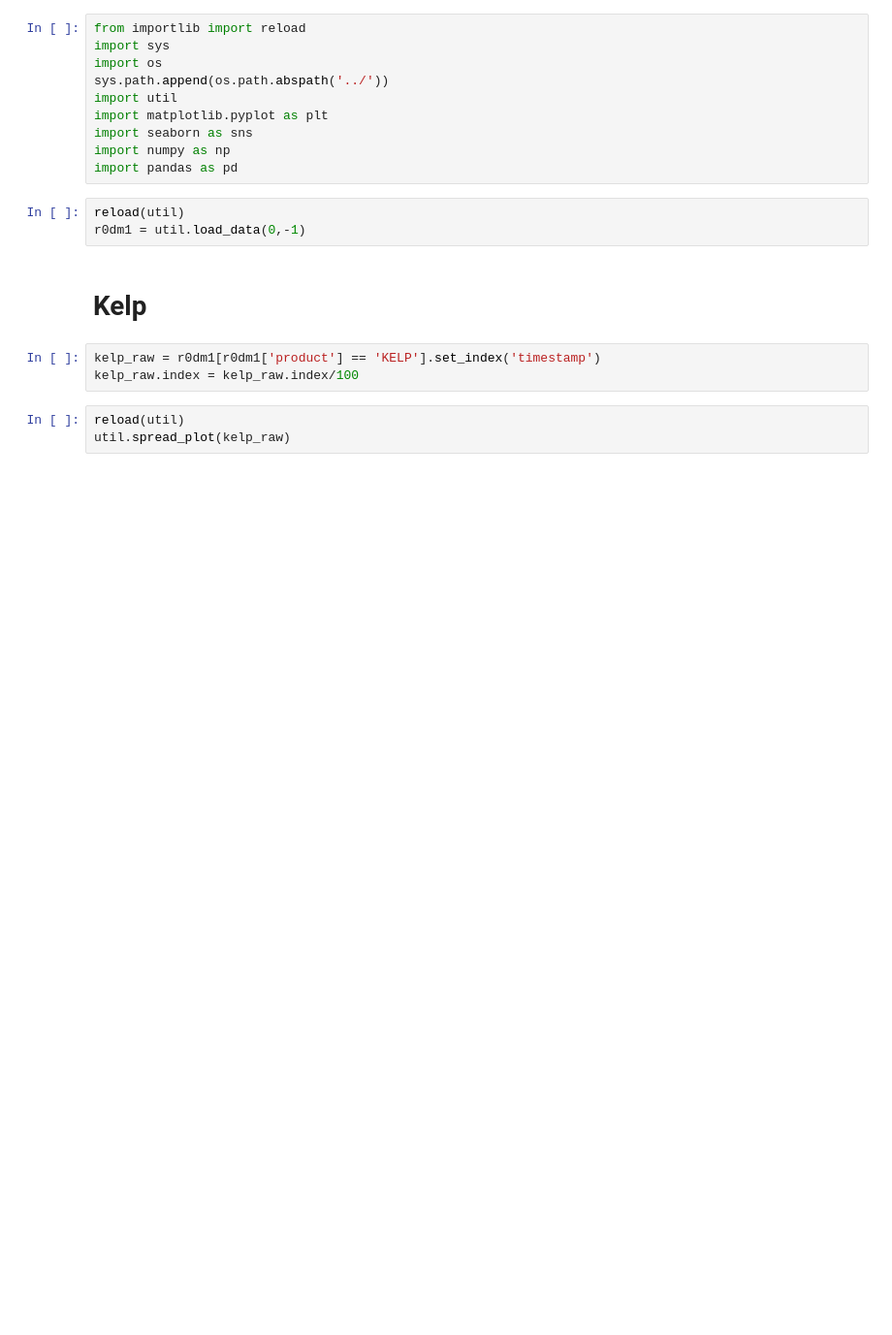
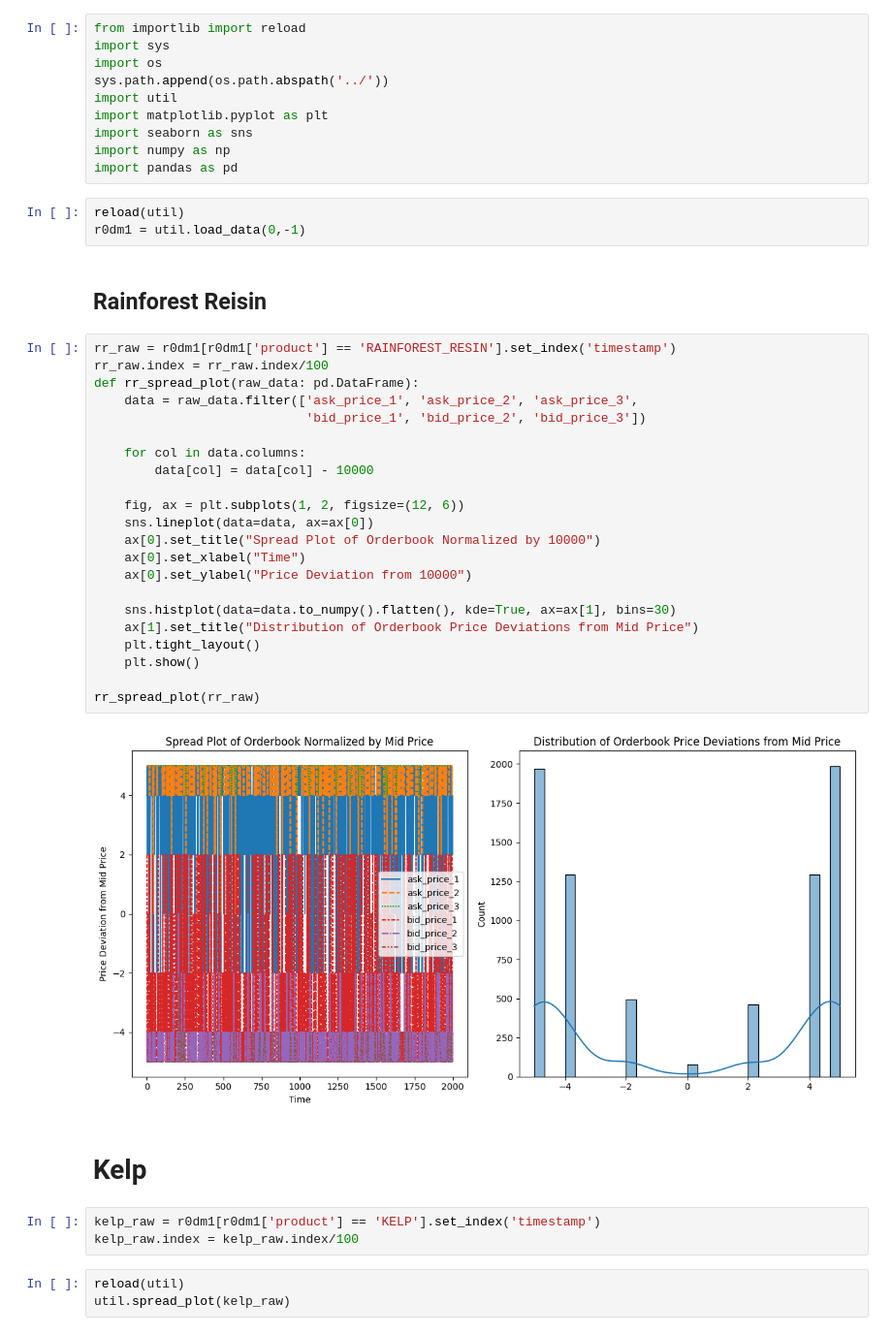
Before and after one commit to jofu-tofu/Prosperity-3, a Jupyter notebook: Testing/Round 0/eda.ipynb, the cells around one changed output. Shown: that part at 97% size. Cells and saved outputs as stored; diff of their text form; blank space fills up the shorter version.

Commit message:
prices

```diff
--- a/Testing/Round 0/eda.ipynb
+++ b/Testing/Round 0/eda.ipynb
@@ -11,6 +11,32 @@ import pandas as pd
 # %%
 reload(util)
 r0dm1 = util.load_data(0,-1)
+# %% [markdown]
+## Rainforest Reisin
+# %%
+rr_raw = r0dm1[r0dm1['product'] == 'RAINFOREST_RESIN'].set_index('timestamp')
+rr_raw.index = rr_raw.index/100
+def rr_spread_plot(raw_data: pd.DataFrame):
+    data = raw_data.filter(['ask_price_1', 'ask_price_2', 'ask_price_3',
+                            'bid_price_1', 'bid_price_2', 'bid_price_3'])
+
+    for col in data.columns:
+        data[col] = data[col] - 10000
+
+    fig, ax = plt.subplots(1, 2, figsize=(12, 6))
+    sns.lineplot(data=data, ax=ax[0])
+    ax[0].set_title("Spread Plot of Orderbook Normalized by 10000")
+    ax[0].set_xlabel("Time")
+    ax[0].set_ylabel("Price Deviation from 10000")
+
+    sns.histplot(data=data.to_numpy().flatten(), kde=True, ax=ax[1], bins=30)
+    ax[1].set_title("Distribution of Orderbook Price Deviations from Mid Price")
+    plt.tight_layout()
+    plt.show()
+
+rr_spread_plot(rr_raw)
+# %% [output]
+[figure, added]
 # %% [markdown]
 # Kelp
 # %%
```
Also changed, not shown: 9 other files.
